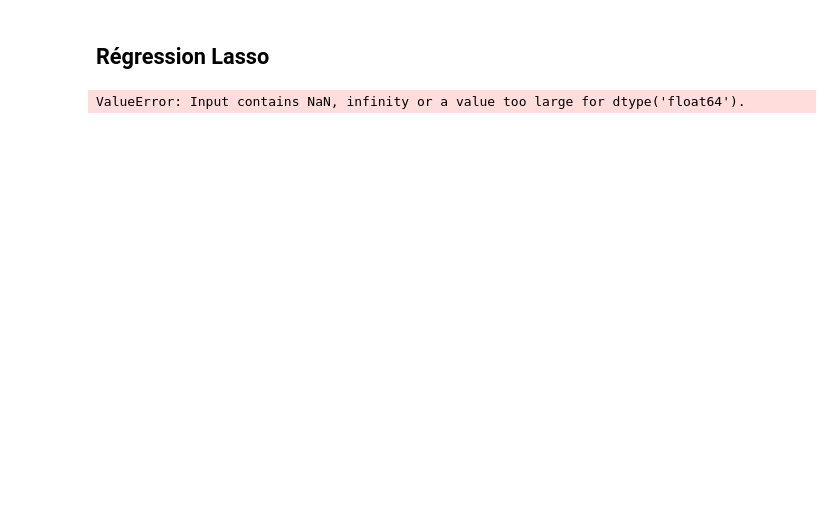
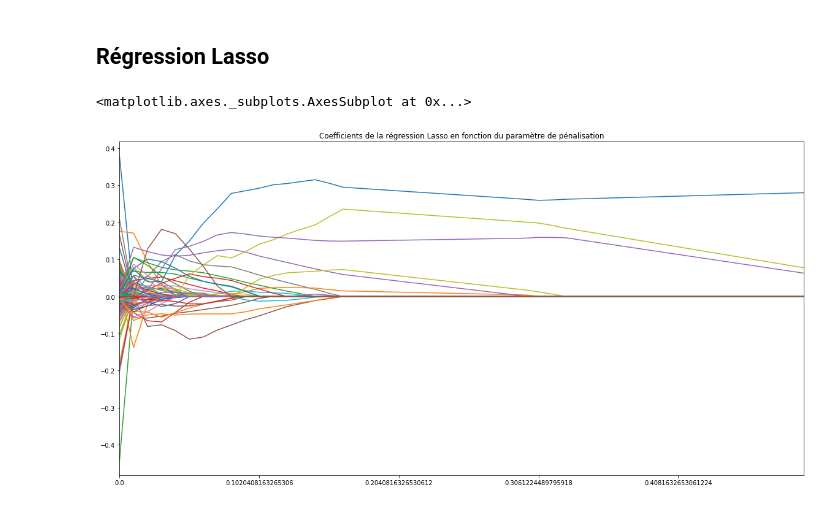
Before and after one commit to LittleBabyPanda/Q3-Project, a Jupyter notebook: Variable-Selection.ipynb, the cells around one changed output. Drawn from its saved outputs; the diff is of its cells as text; code cells hidden in the pictures; blank space fills up the shorter version.

```diff
--- a/Variable-Selection.ipynb
+++ b/Variable-Selection.ipynb
@@ -47,9 +47,11 @@ retail_CJO_CVS_volume = retail_CJO_CVS.filter(regex='indice en volume') # Pour r
 
 services_90 = services.loc['Déc 2019':'Jan 1990'].reset_index()
 goods_90 = goods.loc[:'01/01/1990'].reset_index()
-goods_90['Date'] = retail_trade.reset_index()['Date'] # On commence par ajuster les nombres de ligne et les index.
+goods_90['Date'] = retail_trade.reset_index()['Date']
 
-X = retail_trade.merge(services_90,on='Date').merge(goods_90,on='Date').set_index('Date')
+services_2000 = services.loc['Déc 2019':'Jan 2000'].reset_index()
+goods_2000 = goods.loc[:'01/01/2000'].reset_index()
+goods_2000['Date'] = retail_trade.reset_index()['Date']
 
 # Constitution de la variable cible yty-var
 
@@ -60,7 +62,20 @@ yty_var = pd.DataFrame({'Variations de la consommation':var,
 'Date':list(conso.index)[4:]})
 yty_var = yty_var.set_index('Date')
 
+yty_var_2000 = yty_var.loc['2000T1':]
+
+# On commence par ajuster les nombres de ligne et les index.
+
+X = retail_trade.merge(services_90,on='Date').merge(goods_90,on='Date').set_index('Date')
+X_2000 = retail_trade.merge(services_2000,on='Date').merge(goods_2000,on='Date').set_index('Date')
+X_2000_trimestriel = pd.DataFrame([X_2000.iloc[3*k:3*(k+1)].mean() for k in range(int(len(X_2000)/3))],columns=X_2000.columns,index=yty_var_2000.index[::-1])
+X_2000_trimestriel = X_2000_trimestriel.fillna(method='ffill')
+
 # Normalisation des matrices
 
 Y_norm = StandardScaler().fit_transform(yty_var)
 X_norm = StandardScaler().fit_transform(X)
+
+Y_norm_2000 = pd.DataFrame(StandardScaler().fit_transform(yty_var_2000),index=yty_var_2000.index,columns=yty_var_2000.columns).astype('float64')
+X_norm_2000 = pd.DataFrame(StandardScaler().fit_transform(X_2000_trimestriel[::-1]),index=X_2000_trimestriel[::-1].index,columns=X_2000_trimestriel[::-1].columns).astype('float64')
+X_norm_2000 = X_norm_2000.fillna(X_norm_2000.mean())
@@ -84,12 +82,17 @@ X
 # %% [markdown]
 ## Régression Lasso
-# %%
-# Le terme alpha est en fait le lambda
-
-alpha = 1
-
-clf = Lasso(alpha=alpha)
-clf.fit(X_norm, Y_norm)
-clf.coef_
-# %% [output]
-ValueError: Input contains NaN, infinity or a value too large for dtype('float64').
+# %%
+coefs = pd.DataFrame(index=X_norm_2000.columns)
+alphas = np.linspace(0,0.5)
+
+for alpha in alphas:
+    clf = Lasso(alpha=alpha)
+    clf.fit(X_norm_2000, Y_norm_2000)
+    coefs[str(alpha)] = clf.coef_
+# %%
+fig, ax = plt.subplots()
+
+coefs.T.plot(ax=ax,legend=False,title="Coefficients de la régression Lasso en fonction du paramètre de pénalisation",figsize=(20,10))
+# %% [output]
+<matplotlib.axes._subplots.AxesSubplot at 0x...>
+[figure, added]
```
Also changed, not shown: parts of 5 cells of this notebook, 1 other file.
